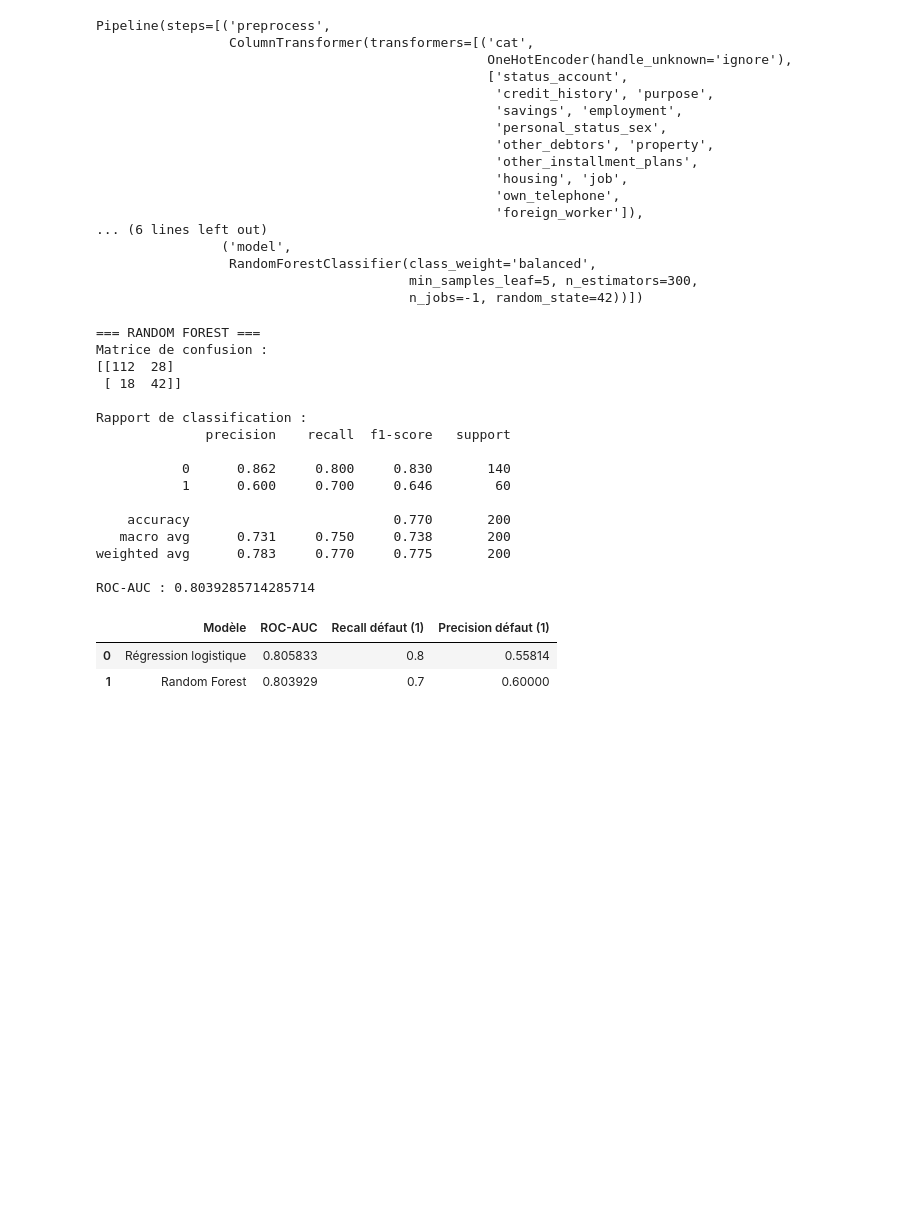
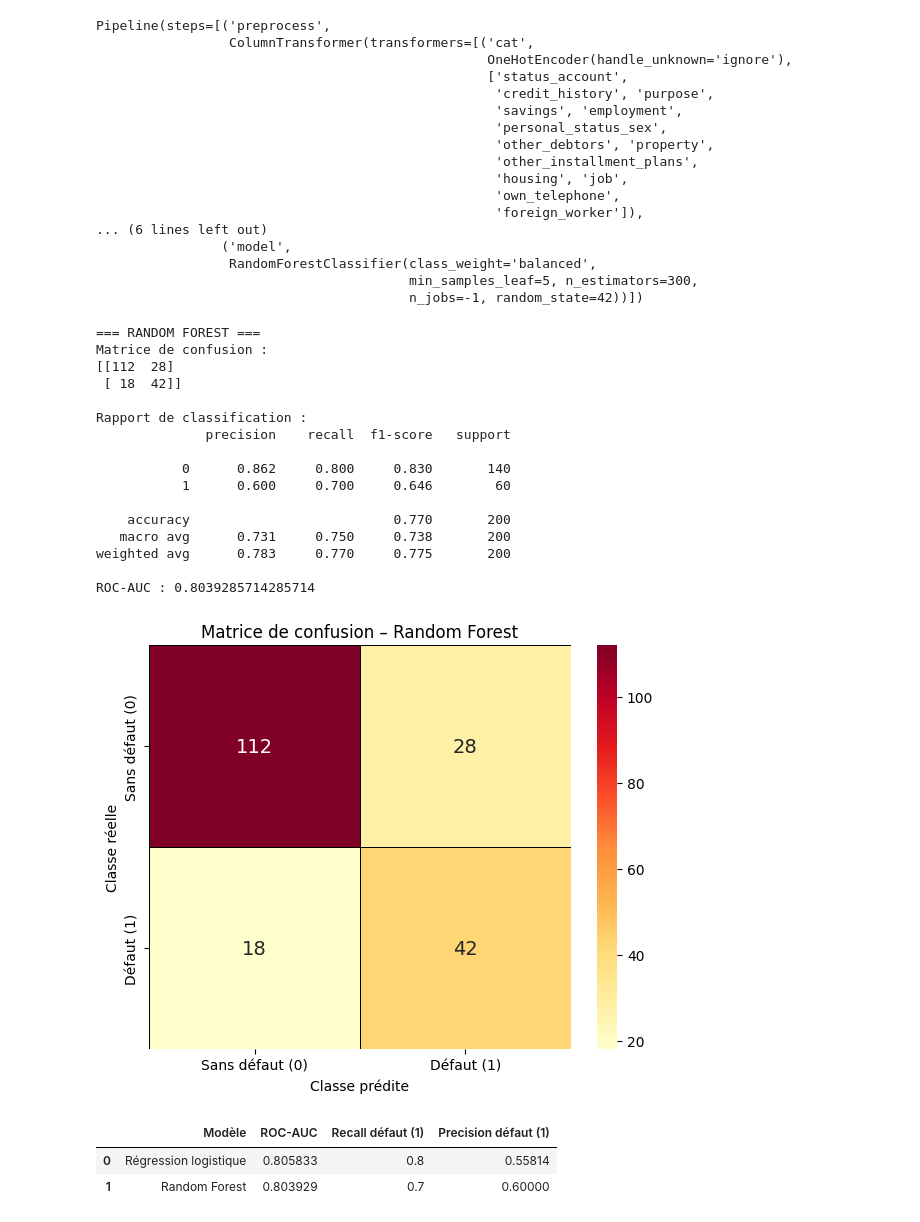
Before and after one commit to Mick863/credit-scoring, a Jupyter notebook: notebooks/credit_scoring_german_dataset.ipynb, the cells around one changed output. Saved outputs shown, nothing was run; the diff lists cells and outputs as text; code cells hidden in the pictures; blank space fills up the shorter version.

```diff
--- a/notebooks/credit_scoring_german_dataset.ipynb
+++ b/notebooks/credit_scoring_german_dataset.ipynb
@@ -1119,40 +1119,63 @@ Pipeline(steps=[('preprocess',
                                         min_samples_leaf=5, n_estimators=300,
                                         n_jobs=-1, random_state=42))])
 # %%
-from sklearn.metrics import (
-    confusion_matrix,
-    classification_report,
-    roc_auc_score
-)
+from sklearn.metrics import confusion_matrix, classification_report, roc_auc_score
+import seaborn as sns
+import matplotlib.pyplot as plt
 
+# Prédictions
 y_pred_rf = rf_model.predict(X_test)
 y_proba_rf = rf_model.predict_proba(X_test)[:, 1]
 
+# Matrice de confusion (valeurs)
+cm = confusion_matrix(y_test, y_pred_rf)
+
 print("=== RANDOM FOREST ===")
 print("Matrice de confusion :")
-print(confusion_matrix(y_test, y_pred_rf))
+print(cm)
 
 print("\nRapport de classification :")
 print(classification_report(y_test, y_pred_rf, digits=3))
 
 print("ROC-AUC :", roc_auc_score(y_test, y_proba_rf))
+
+# Matrice de confusion (visuel)
+plt.figure(figsize=(6,5))
+sns.heatmap(
+    cm,
+    annot=True,
+    fmt="d",
+    cmap="YlOrRd",
+    linewidths=0.5,
+    linecolor="black",
+    cbar=True,
+    annot_kws={"size": 14},
+    xticklabels=["Sans défaut (0)", "Défaut (1)"],
+    yticklabels=["Sans défaut (0)", "Défaut (1)"]
+)
+plt.xlabel("Classe prédite")
+plt.ylabel("Classe réelle")
+plt.title("Matrice de confusion – Random Forest")
+plt.tight_layout()
+plt.show()
 # %% [output]
 === RANDOM FOREST ===
 Matrice de confusion :
 [[112  28]
  [ 18  42]]
 
 Rapport de classification :
               precision    recall  f1-score   support
 
            0      0.862     0.800     0.830       140
            1      0.600     0.700     0.646        60
 
     accuracy                          0.770       200
    macro avg      0.731     0.750     0.738       200
 weighted avg      0.783     0.770     0.775       200
 
 ROC-AUC : 0.8039285714285714
+[figure, added]
 # %%
 results = pd.DataFrame({
     "Modèle": ["Régression logistique", "Random Forest"],
```
Also changed, not shown: parts of 4 cells of this notebook.
